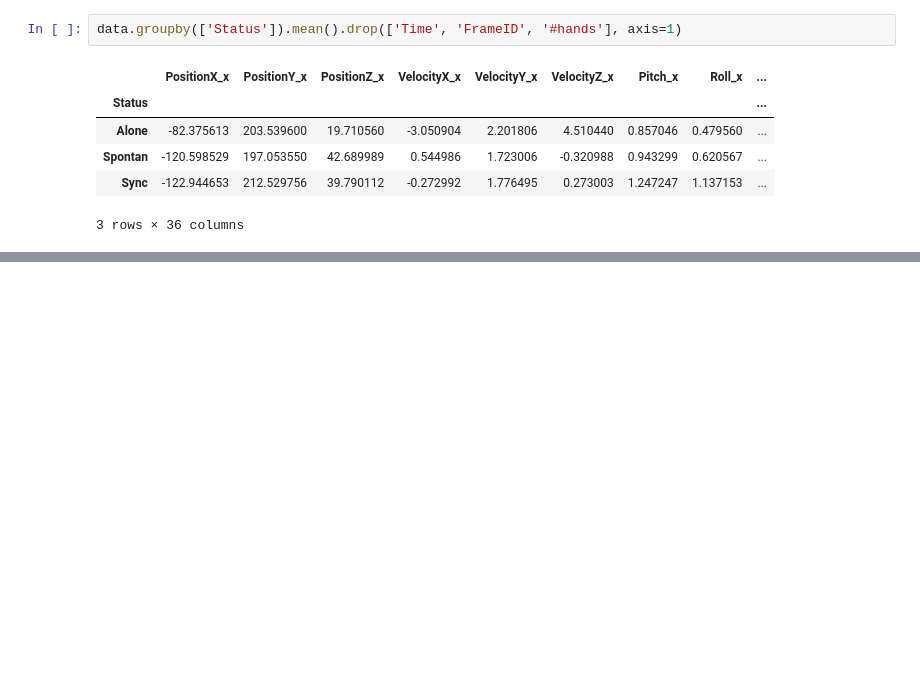
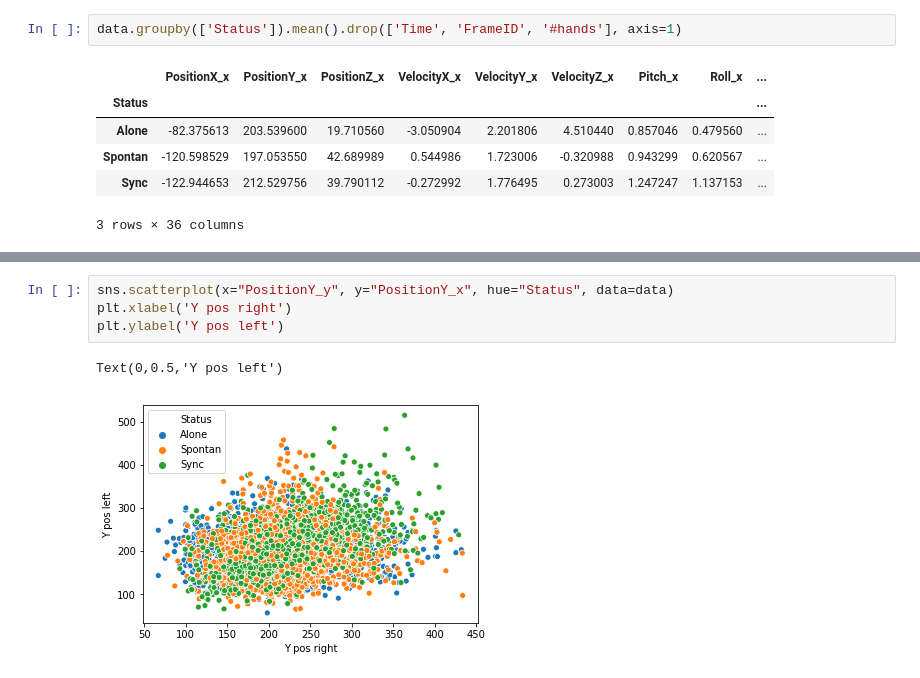
Before and after one commit to HilaShoshan/Hands-Movements-Classification, a Jupyter notebook: Hands Movements Classification.ipynb, the cells around one changed output, grey strips where cells are left out. Cells and saved outputs as stored; diff of their text form; blank space fills up the shorter version.

```diff
--- a/Hands Movements Classification.ipynb
+++ b/Hands Movements Classification.ipynb
@@ -473,0 +486,7 @@ data.groupby(['Status']).mean().drop(['Time', 'FrameID', '#hands'], axis=1)
+# %%
+sns.scatterplot(x="PositionY_y", y="PositionY_x", hue="Status", data=data)
+plt.xlabel('Y pos right')
+plt.ylabel('Y pos left')
+# %% [output]
+Text(0,0.5,'Y pos left')
+[figure, added]
```
Also changed, not shown: parts of 20 cells of this notebook.
